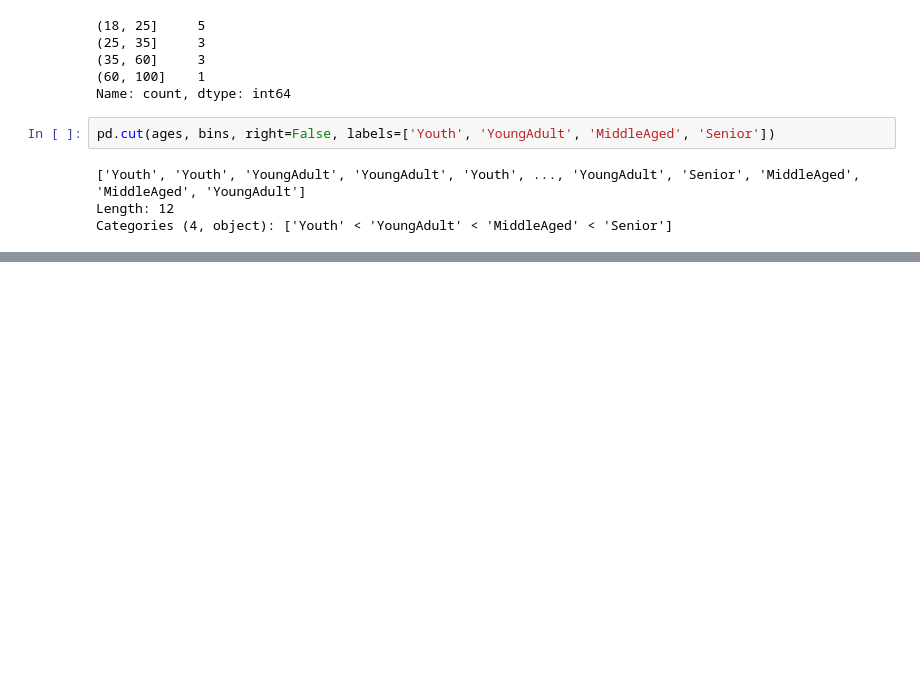
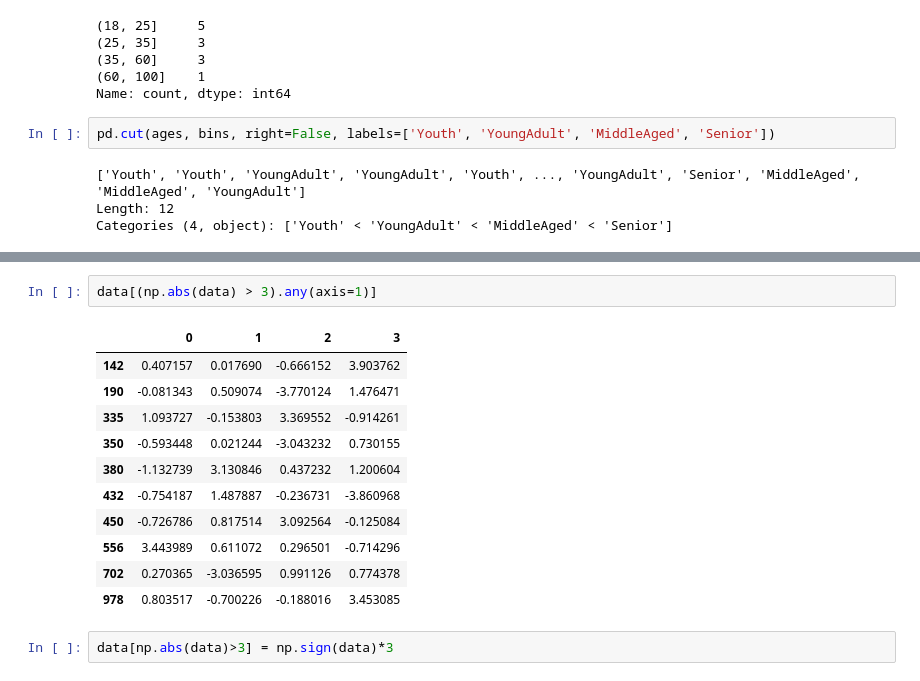
Before and after one commit to SaurVer/My_python_journey, a Jupyter notebook: Assignment_1/Python for Data Analysis by Wes mikkney/Chapter7: Data Cleaning and Preparation.ipynb, the cells around one changed output, grey strips where cells are left out. Saved outputs shown, nothing was run; the diff lists cells and outputs as text; blank space fills up the shorter version.

```diff
--- a/Assignment_1/Python for Data Analysis by Wes mikkney/Chapter7: Data Cleaning and Preparation.ipynb
+++ b/Assignment_1/Python for Data Analysis by Wes mikkney/Chapter7: Data Cleaning and Preparation.ipynb
@@ -469,0 +544,16 @@ Categories (4, object): ['Youth' < 'YoungAdult' < 'MiddleAged' < 'Senior']
+# %%
+data[(np.abs(data) > 3).any(axis=1)]
+# %% [output]
+|  | 0 | 1 | 2 | 3 |
+| 142 | 0.407157 | 0.017690 | -0.666152 | 3.903762 |
+| 190 | -0.081343 | 0.509074 | -3.770124 | 1.476471 |
+| 335 | 1.093727 | -0.153803 | 3.369552 | -0.914261 |
+| 350 | -0.593448 | 0.021244 | -3.043232 | 0.730155 |
+| 380 | -1.132739 | 3.130846 | 0.437232 | 1.200604 |
+| 432 | -0.754187 | 1.487887 | -0.236731 | -3.860968 |
+| 450 | -0.726786 | 0.817514 | 3.092564 | -0.125084 |
+| 556 | 3.443989 | 0.611072 | 0.296501 | -0.714296 |
+| 702 | 0.270365 | -3.036595 | 0.991126 | 0.774378 |
+| 978 | 0.803517 | -0.700226 | -0.188016 | 3.453085 |
+# %%
+data[np.abs(data)>3] = np.sign(data)*3
```
Also changed, not shown: parts of 30 cells of this notebook, 1 other file.
